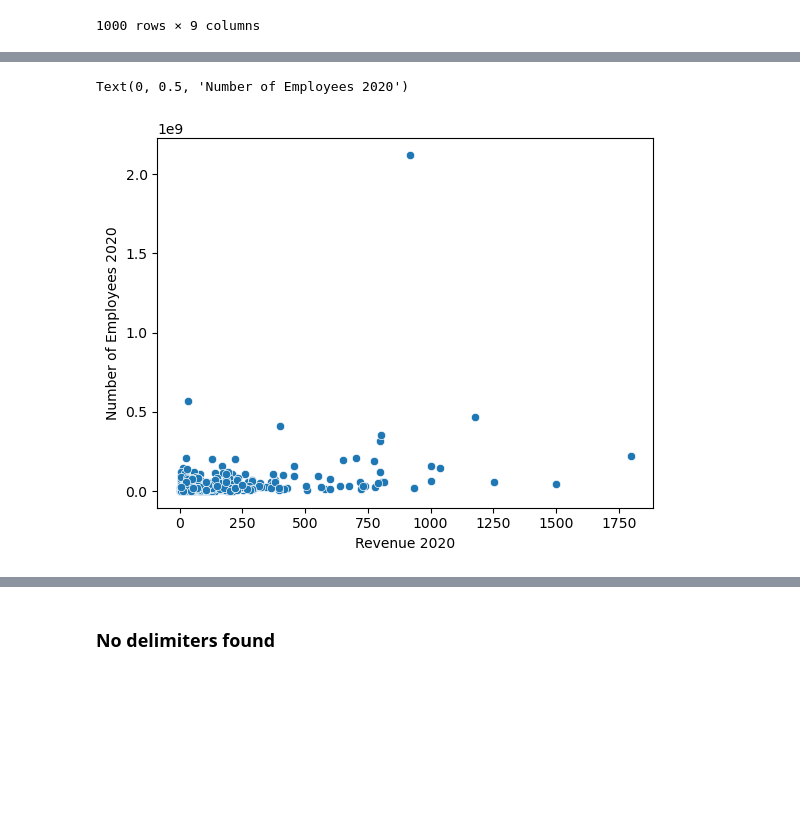
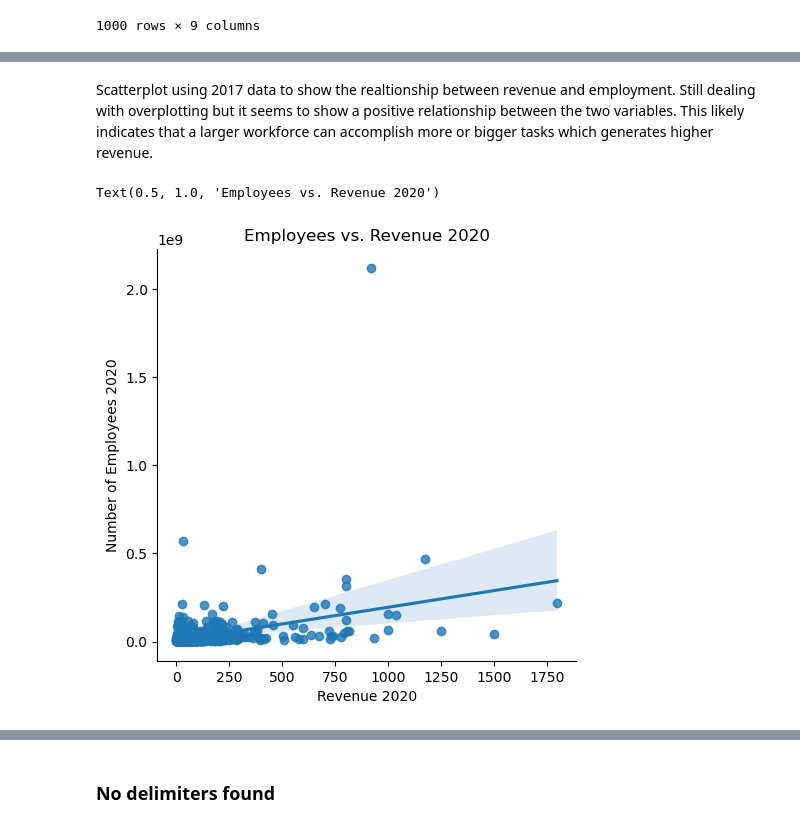
Before and after one commit to ubco-W2022T2-data301/project-group43, a Jupyter notebook: analysis/analysis2.ipynb, the cells around one changed output, grey strips where cells are left out. Cells and saved outputs as stored; diff of their text form; code cells hidden in the pictures; blank space fills up the shorter version.

```diff
--- a/analysis/analysis2.ipynb
+++ b/analysis/analysis2.ipynb
@@ -63,7 +82,10 @@ Text(0, 0.5, 'CAGR')
+# %% [markdown]
+Scatterplot using 2017 data to show the realtionship between revenue and employment. Still dealing with overplotting but it seems to show a positive relationship between the two variables. This likely indicates that a larger workforce can accomplish more or bigger tasks which generates higher revenue.
 # %%
-sns.scatterplot(x='Employees2020',y='Revenue2020',data=df)
+sns.lmplot(x='Employees2020',y='Revenue2020',data=df)
 plt.xlabel('Revenue 2020')
 plt.ylabel('Number of Employees 2020')
+plt.title('Employees vs. Revenue 2020')
 # %% [output]
-Text(0, 0.5, 'Number of Employees 2020')
+Text(0.5, 1.0, 'Employees vs. Revenue 2020')
-[figure, old version]
+[figure, new version]
```
Also changed, not shown: parts of 17 cells of this notebook, 9 other files.
